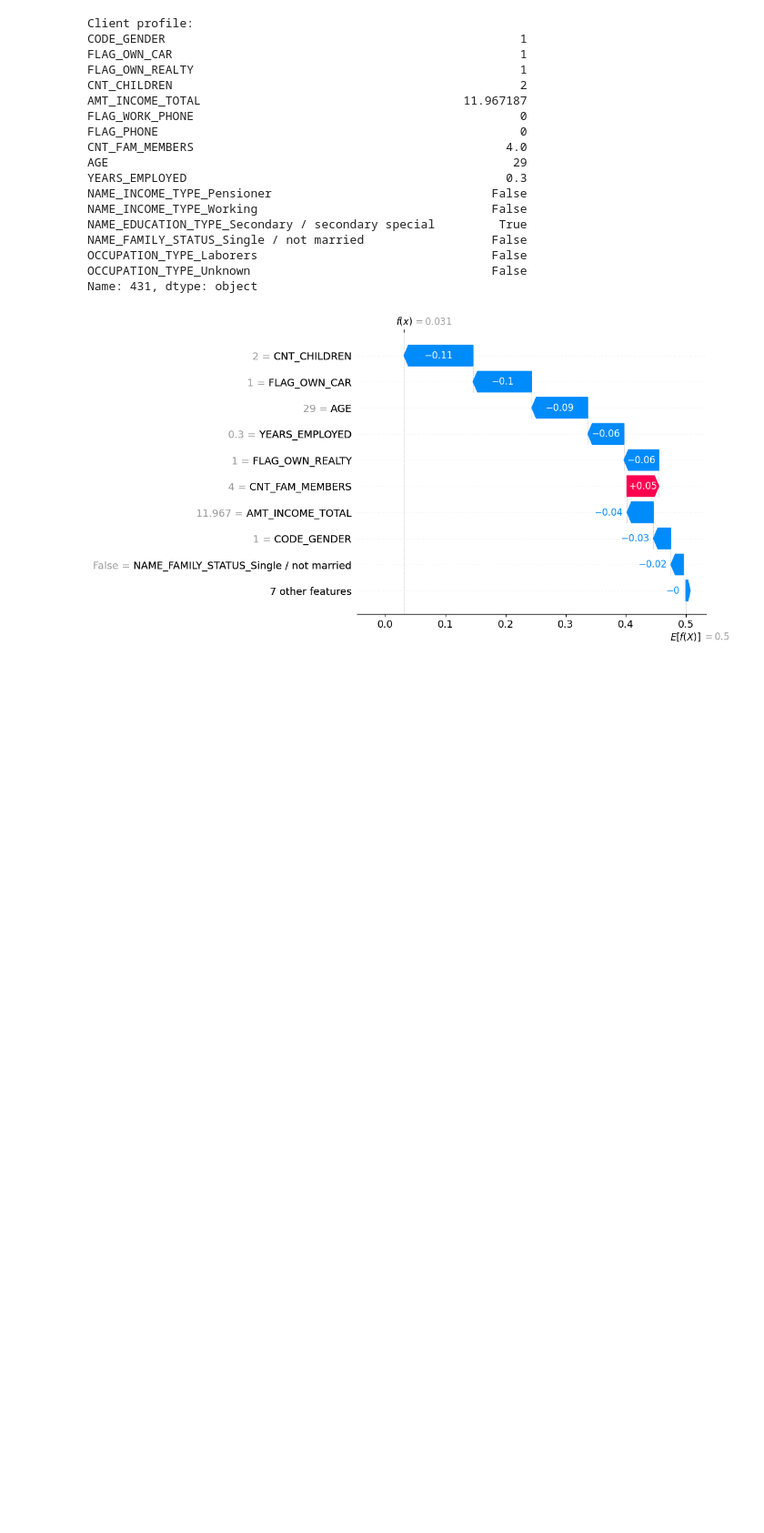
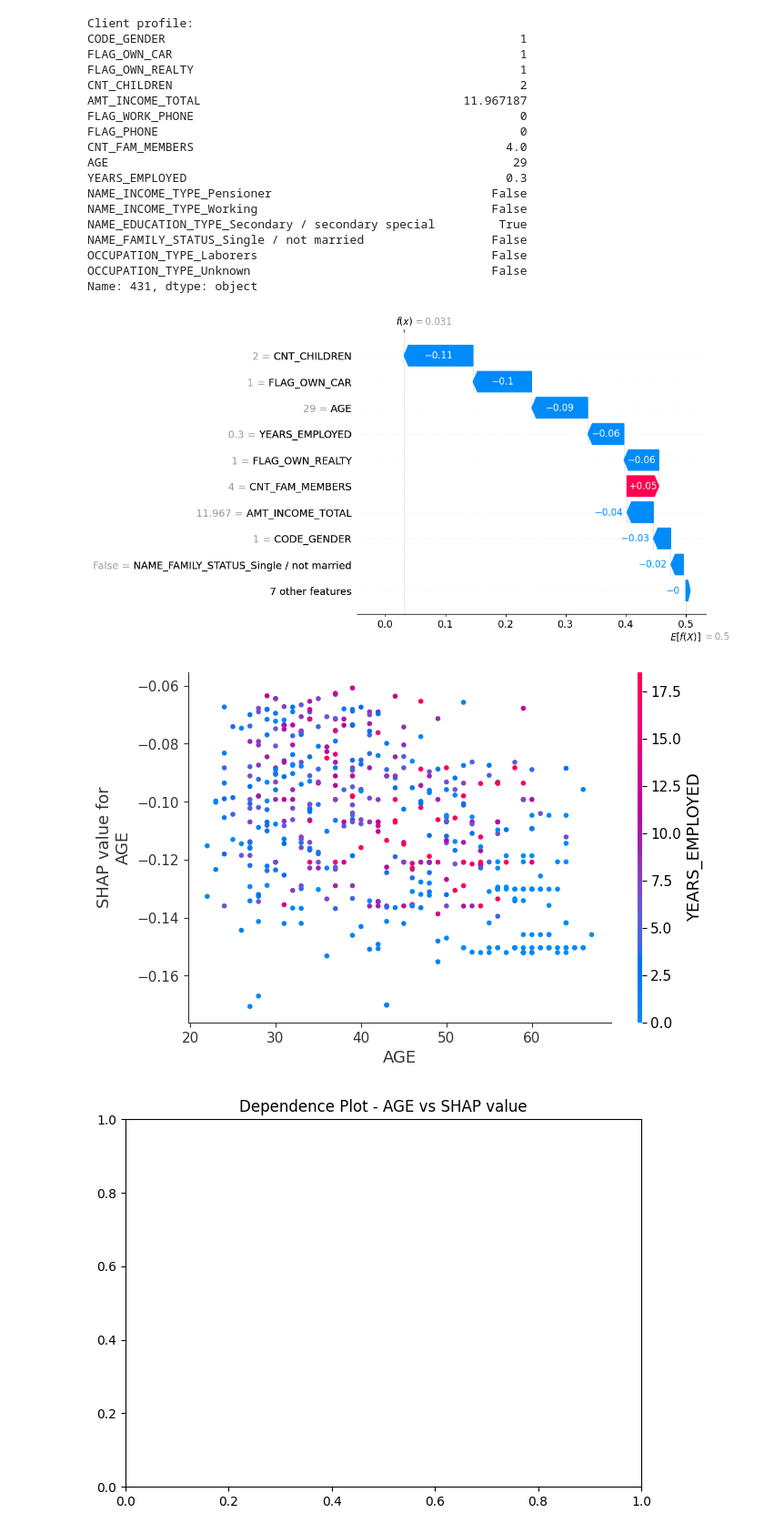
Before and after one commit to DiegoMB99/credit-card-approval, a Jupyter notebook: 04_shap.ipynb, the cells around one changed output. Shown at 91% size. Cells and saved outputs as stored; diff of their text form; code cells hidden in the pictures; blank space fills up the shorter version.

Commit message:
SHAP finisehd

```diff
--- a/04_shap.ipynb
+++ b/04_shap.ipynb
@@ -134,3 +134,19 @@ OCCUPATION_TYPE_Laborers                                 False
 OCCUPATION_TYPE_Unknown                                  False
 Name: 431, dtype: object
 [figure]
+# %%
+# 1. Dependence plot - AGE vs SHAP value
+# Color by YEARS_EMPLOYED to see interaction
+shap.dependence_plot(
+    "AGE",
+    shap_values_bad,
+    X_sample,
+    interaction_index="YEARS_EMPLOYED",
+    feature_names=selected_features
+)
+plt.title("Dependence Plot - AGE vs SHAP value")
+plt.tight_layout()
+plt.show()
+# %% [output]
+[figure, added]
+[figure, added]
```
Also changed, not shown: parts of 4 cells of this notebook, 1 other file.
